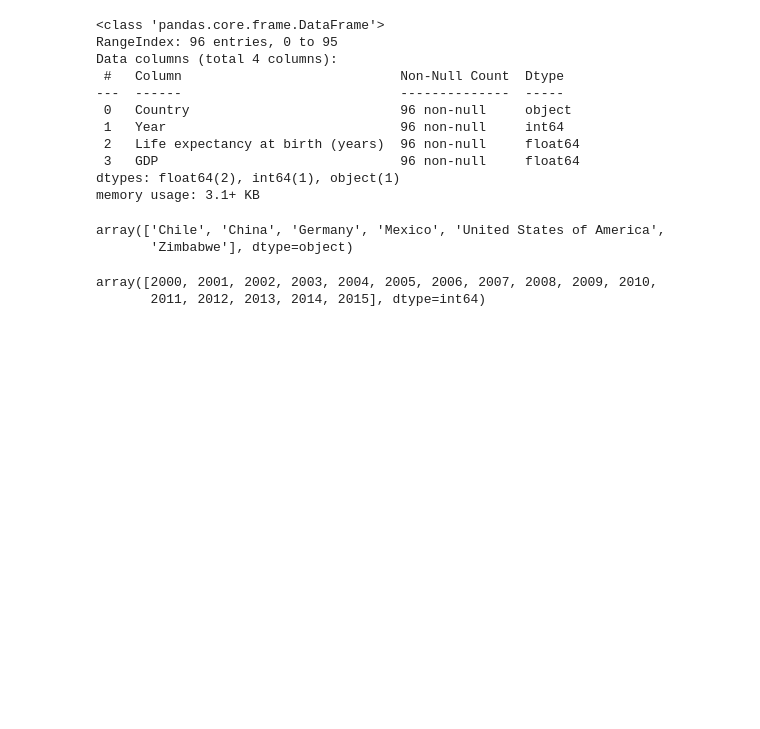
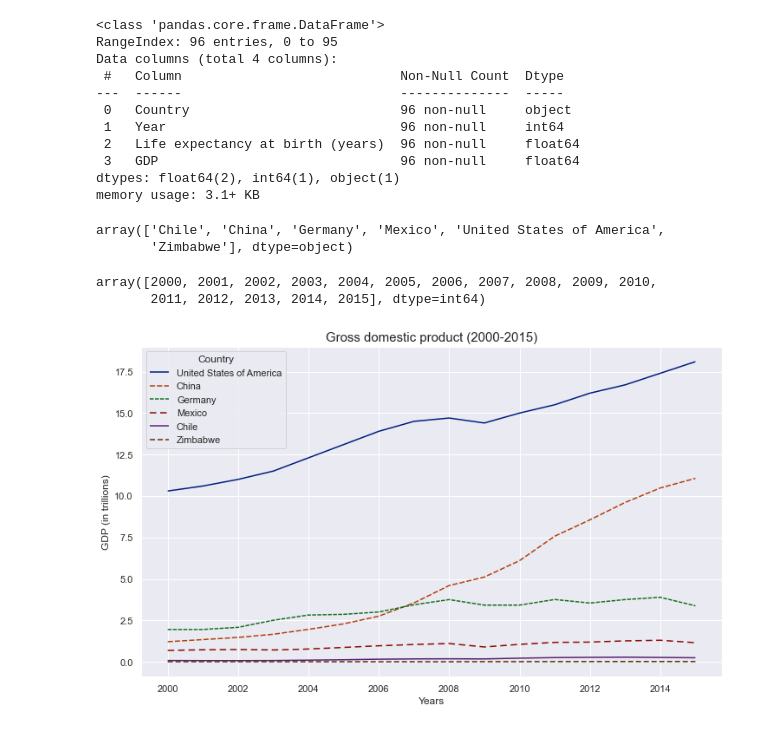
Before and after one commit to lep511/Life-Expectancy-and-GDP, a Jupyter notebook: life_expectancy_gdp.ipynb, the cells around one changed output. Drawn from its saved outputs; the diff is of its cells as text; code cells hidden in the pictures; blank space fills up the shorter version.

Commit message:
new graphs

```diff
--- a/life_expectancy_gdp.ipynb
+++ b/life_expectancy_gdp.ipynb
@@ -49,3 +49,31 @@ df.Year.unique()
 # %% [output]
 array([2000, 2001, 2002, 2003, 2004, 2005, 2006, 2007, 2008, 2009, 2010,
        2011, 2012, 2013, 2014, 2015], dtype=int64)
+# %%
+sns.set_style("darkgrid")
+sns.set_context("notebook")
+
+plt.figure(figsize=(12, 7))
+
+# sort dataframe by GDP
+data = df.sort_values("GDP", ascending=False).copy()
+
+# convert to trillon
+data.GDP = data.GDP / (10 ** 12)
+
+#style palette
+dash_list = [(1, 0), (4, 1.5), (3, 1), (5, 3), (1, 0), (4, 2)]
+style = {key:value for key,value in zip(data["Country"].unique(), dash_list)}
+
+sns.lineplot(data=data, x="Year", y="GDP",
+             hue="Country",
+             palette="dark",
+             style="Country",
+             dashes=style
+)
+plt.ylabel("GDP (in trillions)")
+plt.xlabel("Years")
+plt.title("Gross domestic product (2000-2015)", fontsize=15)
+plt.show()
+# %% [output]
+[figure, added]
```
Also changed, not shown: parts of 6 cells of this notebook.
